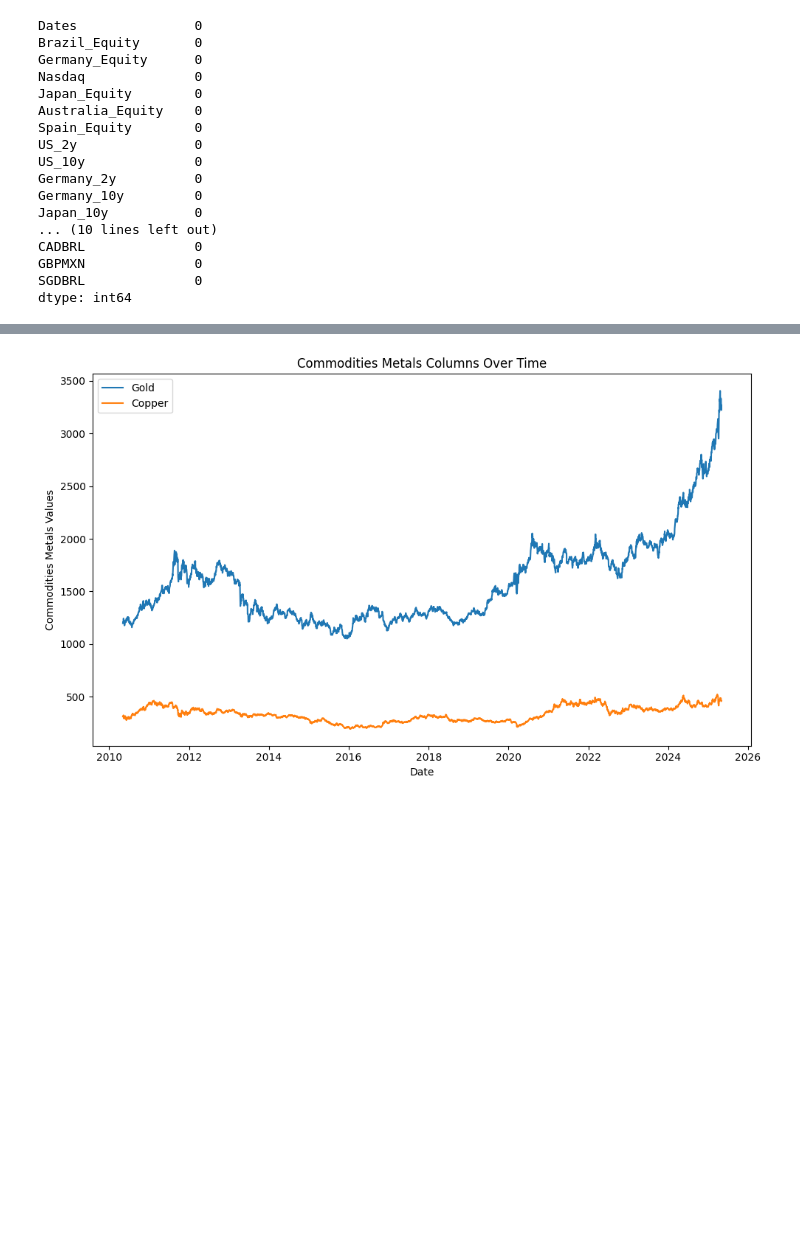
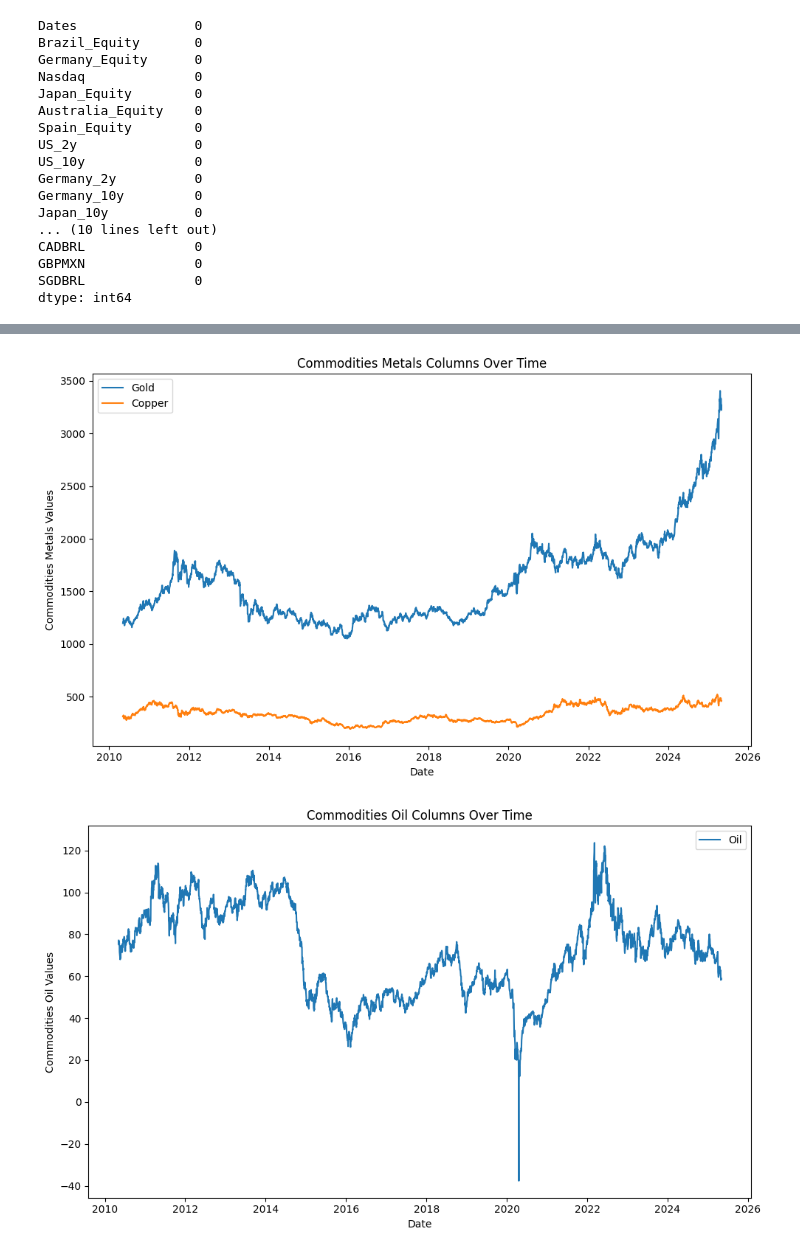
Before and after one commit to MartyJester/MarPort, a Jupyter notebook: Hope.ipynb, the cells around one changed output, grey strips where cells are left out. Cells and saved outputs as stored; diff of their text form; code cells hidden in the pictures; blank space fills up the shorter version.

```diff
--- a/Hope.ipynb
+++ b/Hope.ipynb
@@ -56,0 +80,12 @@ dtype: int64
+# %%
+# Some columns are int64. I do not like that. Casting them to float64.
+# Identify all non-“Dates” columns
+cols = [c for c in start_df.columns if c != 'Dates']
+# Cast those columns to float, in-place
+start_df[cols] = start_df[cols].astype(float)
+
+# And re-run checks:
+# Check dtypes:
+print(start_df.dtypes)
+# Check for zeros or negatives:
+print((start_df.drop(columns=['Dates']) <= 0).sum())
@@ -103,30 +156,43 @@ plt.close()
 
 plt.figure(figsize=(10, 6))
 for col in commodities_agri:
     plt.plot(start_df['Dates'], start_df[col], label=col)
 
 plt.xlabel('Date')
 plt.ylabel('Commodities Agri Values')
 plt.title('Commodities Agri Columns Over Time')
 plt.legend()
 plt.tight_layout()
 plt.show()
 plt.close()
 
 plt.figure(figsize=(10, 6))
 for col in commodities_Metals:
     plt.plot(start_df['Dates'], start_df[col], label=col)
 
 plt.xlabel('Date')
 plt.ylabel('Commodities Metals Values')
 plt.title('Commodities Metals Columns Over Time')
 plt.legend()
 plt.tight_layout()
 plt.show()
 plt.close()
+
+plt.figure(figsize=(10, 6))
+for col in oil:
+    plt.plot(start_df['Dates'], start_df[col], label=col)
+
+plt.xlabel('Date')
+plt.ylabel('Commodities Oil Values')
+plt.title('Commodities Oil Columns Over Time')
+plt.legend()
+plt.tight_layout()
+plt.show()
+plt.close()
 # %% [output]
 [figure]
 [figure]
 [figure]
 [figure]
 [figure]
+[figure, added]
```
Also changed, not shown: parts of 11 cells of this notebook.
